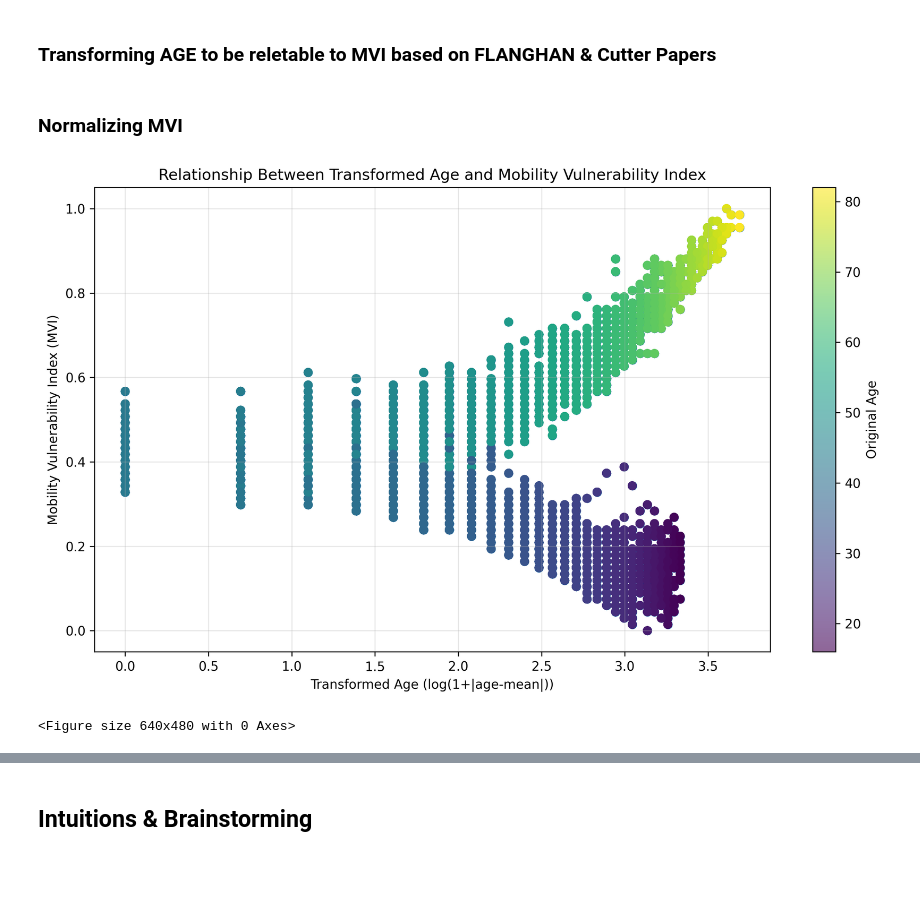
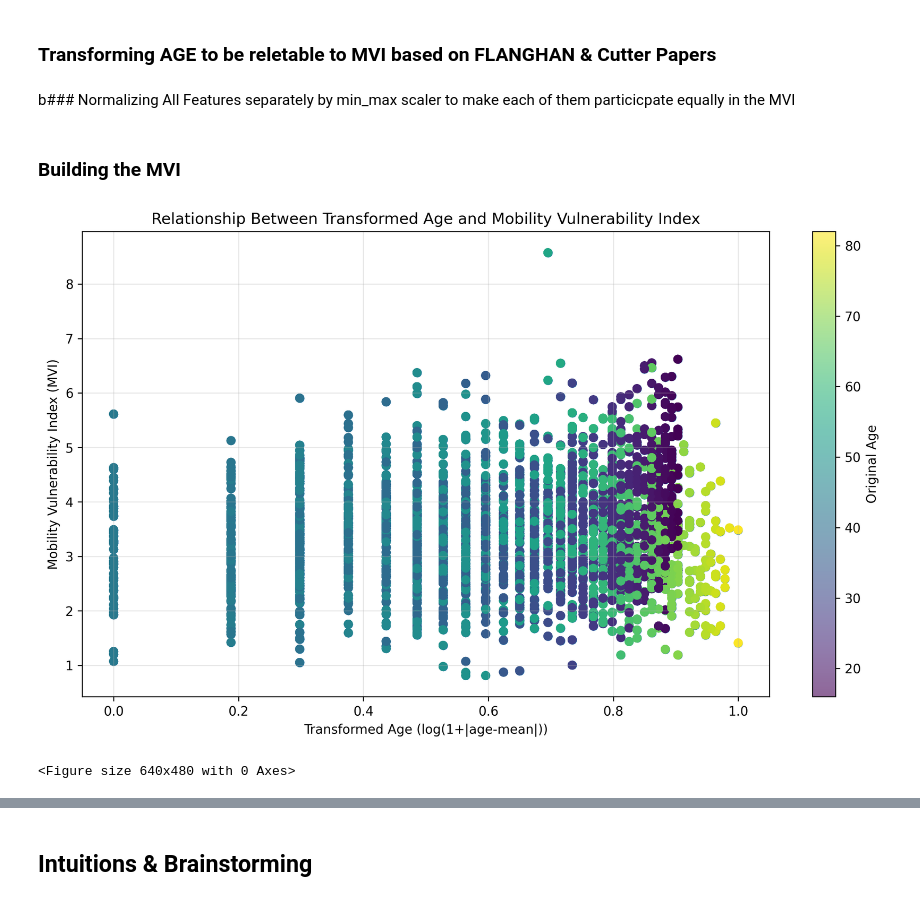
Before and after one commit to DEVOLOPER-1/Sim-Equity, a Jupyter notebook: EDA.ipynb, the cells around one changed output, grey strips where cells are left out. Drawn from its saved outputs; the diff is of its cells as text; code cells hidden in the pictures; blank space fills up the shorter version.

```diff
--- a/EDA.ipynb
+++ b/EDA.ipynb
@@ -147,7 +133,10 @@ individuals_with_trips_df = individuals_with_trips_df.with_columns(
 
     pl.col("TWO_WHEELER").replace({"4+":4}, return_dtype=pl.Int8),
     pl.col("BIKE").replace({"4+":4}, return_dtype=pl.Int8),
-    pl.col("ELECT_SCOOTER").replace({"4+":4}, return_dtype=pl.Int8)
+    pl.col("ELECT_SCOOTER").replace({"4+":4}, return_dtype=pl.Int8),
+    pl.col("PRO_CAT").replace({1:8 , 2:7 , 3:6 , 4:5 , 5:4 , 6:3 , 7:2, 8:1},return_dtype=pl.Int8),
+    pl.col("NB_CARS").map_elements(lambda x : 1/1+log(x))
+
 
     ]
 )
@@ -218,30 +214,46 @@ are_correlated = are_correlated.rename({"sum":"MVI"})
+# %% [markdown]
+b### Normalizing All Features separately by min_max scaler to make each of them particicpate equally in the MVI
+# %%
+
+for col in cols_2_continue_operations_on:
+    scaler = MinMaxScaler()
+
+    scaled_values = scaler.fit_transform(X=are_correlated[col].to_numpy().reshape(-1, 1))
+
+    are_correlated = are_correlated.with_columns(
+        pl.Series(col, scaled_values.flatten(), dtype=pl.Float64)
+    )
 # %% [markdown]
-### Normalizing MVI
+### Building the MVI
 # %%
-scaler = MinMaxScaler()
+are_correlated = are_correlated.with_columns(sum=pl.sum_horizontal(cols_2_continue_operations_on))
 
-scaled_values = scaler.fit_transform(X=are_correlated["MVI"].to_numpy().reshape(-1, 1))
+are_correlated = are_correlated.rename({"sum":"MVI_raw"})
 
-are_correlated = are_correlated.with_columns(
-    pl.Series("MVI", scaled_values.flatten(), dtype=pl.Float64)
-)
+# scaler = MinMaxScaler()
+#
+# scaled_values = scaler.fit_transform(X=are_correlated["MVI_raw"].to_numpy().reshape(-1, 1))
+#
+# are_correlated = are_correlated.with_columns(
+#     pl.Series("MVI_raw", scaled_values.flatten(), dtype=pl.Float64)
+# )
 # %%
 # Create a more informative scatter plot
 plt.figure(figsize=(10, 6) , dpi=300)
-plt.scatter(x=are_correlated["TRANSFORMED_AGE"], y=are_correlated["MVI"], alpha=0.6)
+plt.scatter(x=are_correlated["TRANSFORMED_AGE"], y=are_correlated["MVI_raw"], alpha=0.6)
 plt.title('Relationship Between Transformed Age and Mobility Vulnerability Index')
 plt.xlabel('Transformed Age (log(1+|age-mean|))')
 plt.ylabel('Mobility Vulnerability Index (MVI)')
 plt.grid(True, alpha=0.3)
-plt.colorbar(plt.scatter(x=are_correlated["TRANSFORMED_AGE"], y=are_correlated["MVI"],
+plt.colorbar(plt.scatter(x=are_correlated["TRANSFORMED_AGE"], y=are_correlated["MVI_raw"],
                          c=are_correlated["AGE"], cmap='viridis', alpha=0.6),
              label='Original Age')
 plt.tight_layout()
 plt.show()
 
-plt.savefig("x.png" , dpi =300)
+plt.savefig("x.png")
 # %% [output]
-[figure, old version]
+[figure, new version]
 <Figure size 640x480 with 0 Axes>
 # %%
 are_correlated.describe()
```
Also changed, not shown: parts of 6 cells of this notebook.
